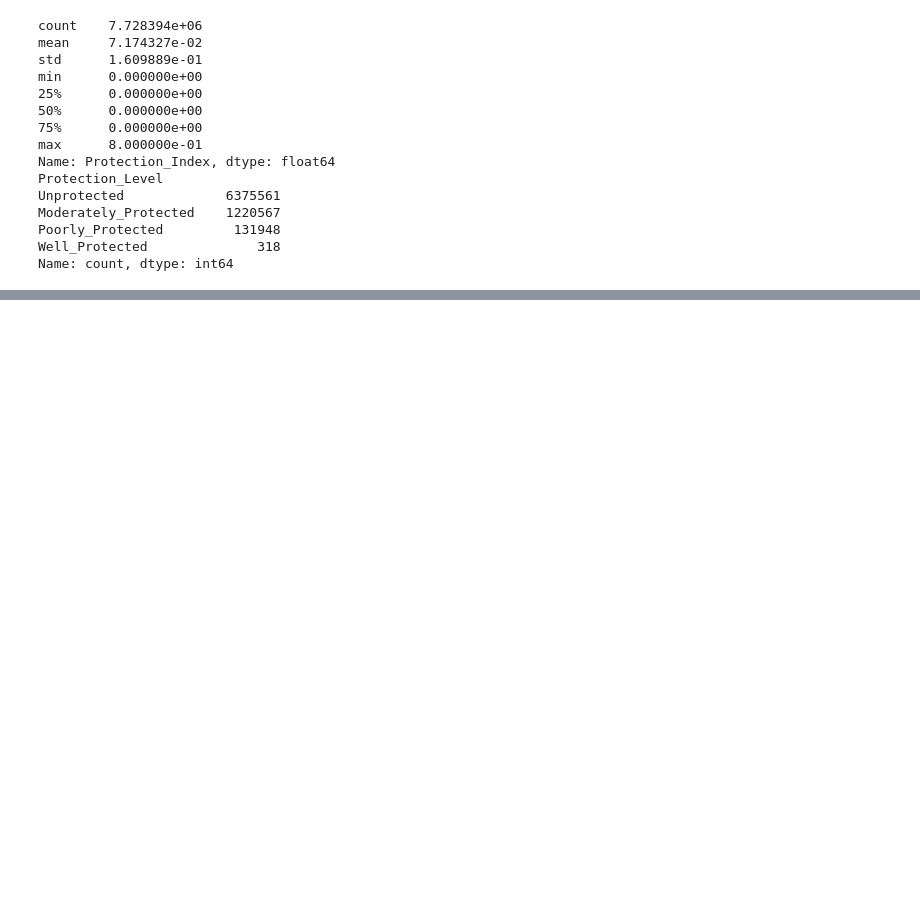
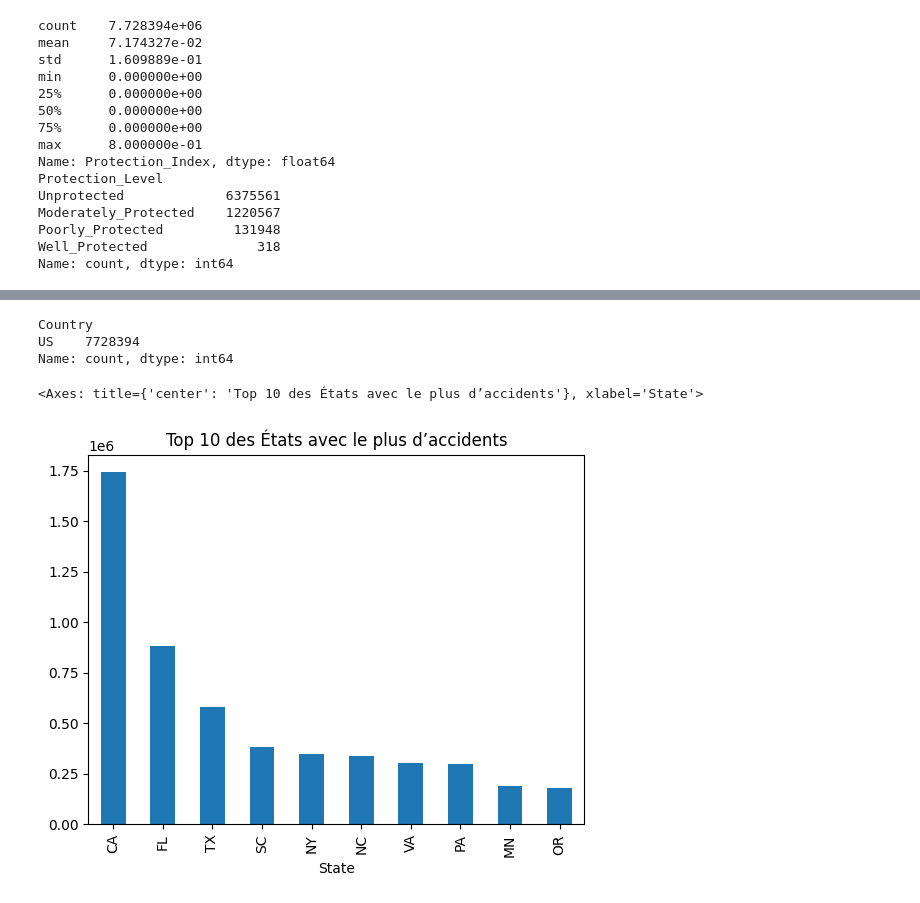
Before and after one commit to zinebettahery/US-Accidents, a Jupyter notebook: notebooks/EDA.ipynb, the cells around one changed output, grey strips where cells are left out. Cells and saved outputs as stored; diff of their text form; code cells hidden in the pictures; blank space fills up the shorter version.

Commit message:
Add  Analyse Géographique

```diff
--- a/notebooks/EDA.ipynb
+++ b/notebooks/EDA.ipynb
@@ -2196,0 +2236,17 @@ Name: count, dtype: int64
+# %%
+#Analyse par PAYS (Country)
+df['Country'].value_counts()
+# %% [output]
+Country
+US    7728394
+Name: count, dtype: int64
+# %%
+top_states = df['State'].value_counts().head(10)
+
+top_states.plot(
+    kind='bar',
+    title='Top 10 des États avec le plus d’accidents'
+)
+# %% [output]
+<Axes: title={'center': 'Top 10 des États avec le plus d’accidents'}, xlabel='State'>
+[figure, added]
```
Also changed, not shown: parts of 22 cells of this notebook.
